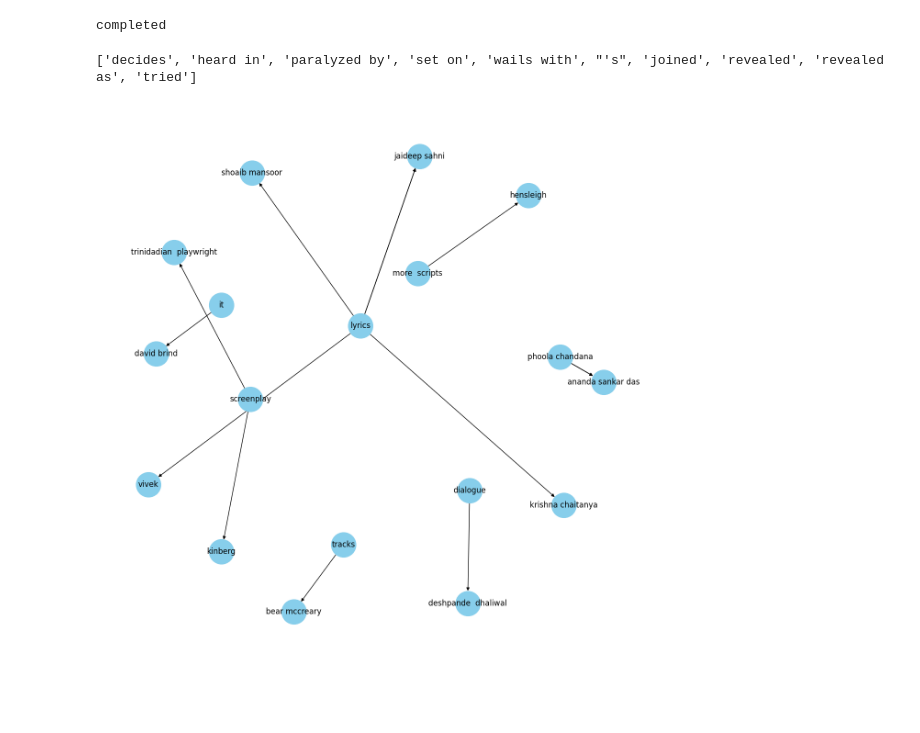
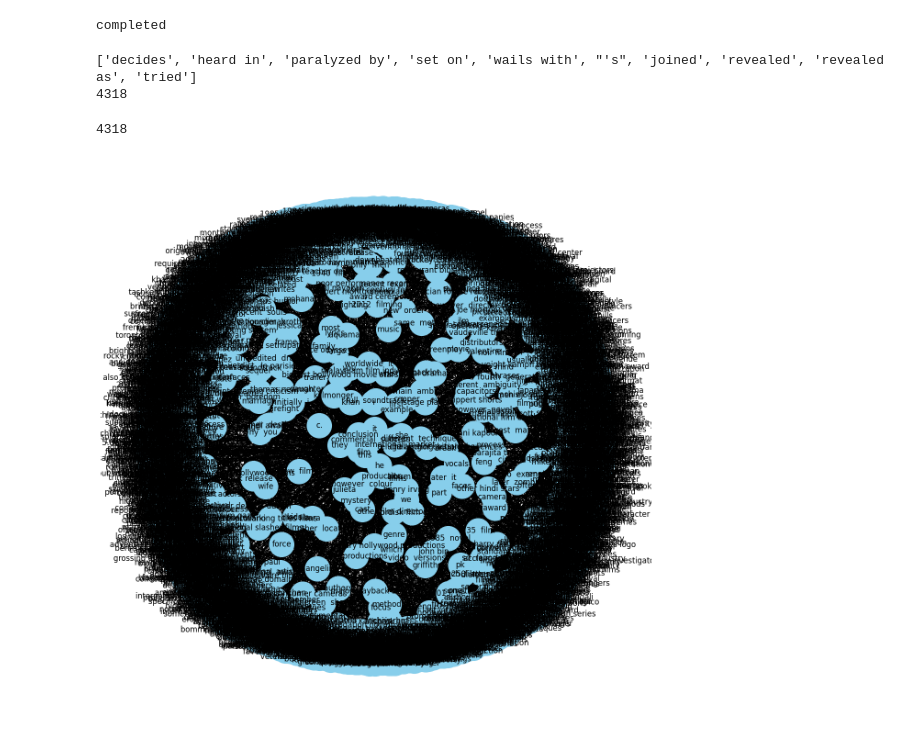
Before and after one commit to casperliu1118/KG, a Jupyter notebook: Untitled.ipynb, the cells around one changed output. Drawn from its saved outputs; the diff is of its cells as text; code cells hidden in the pictures; blank space fills up the shorter version.

```diff
--- a/Untitled.ipynb
+++ b/Untitled.ipynb
@@ -148,8 +148,10 @@ print(get_relation("John completed the task"))
 completed
 # %%
 print(relations[0:10])
+print(len(relations))
 # %% [output]
 ['decides', 'heard in', 'paralyzed by', 'set on', 'wails with', "'s", 'joined', 'revealed', 'revealed as', 'tried']
+4318
 # %%
 pd.Series(relations).value_counts()[:50]
 
@@ -157,16 +159,19 @@ pd.Series(relations).value_counts()[:50]
 source = [i[0] for i in entity_pairs]
 # extract object
 target = [i[1] for i in entity_pairs]
+print(len(source))
+# %% [output]
+4318
 # %%
 kg_df = pd.DataFrame({'source':source, 'target':target, 'edge':relations})
 # create a directed-graph from a dataframe
-G=nx.from_pandas_edgelist(kg_df[kg_df['edge']=="written by"], "source", "target",
+G=nx.from_pandas_edgelist(kg_df, "source", "target",
                           edge_attr=True, create_using=nx.MultiDiGraph())
 
 
 plt.figure(figsize=(12,12))
 pos = nx.spring_layout(G, k = 0.5)
 nx.draw(G, with_labels=True, node_color='skyblue', node_size=1500, edge_cmap=plt.cm.Blues, pos = pos)
 plt.show()
 # %% [output]
-[figure, old version]
+[figure, new version]
```
Also changed, not shown: parts of 2 cells of this notebook, 2 other files.
